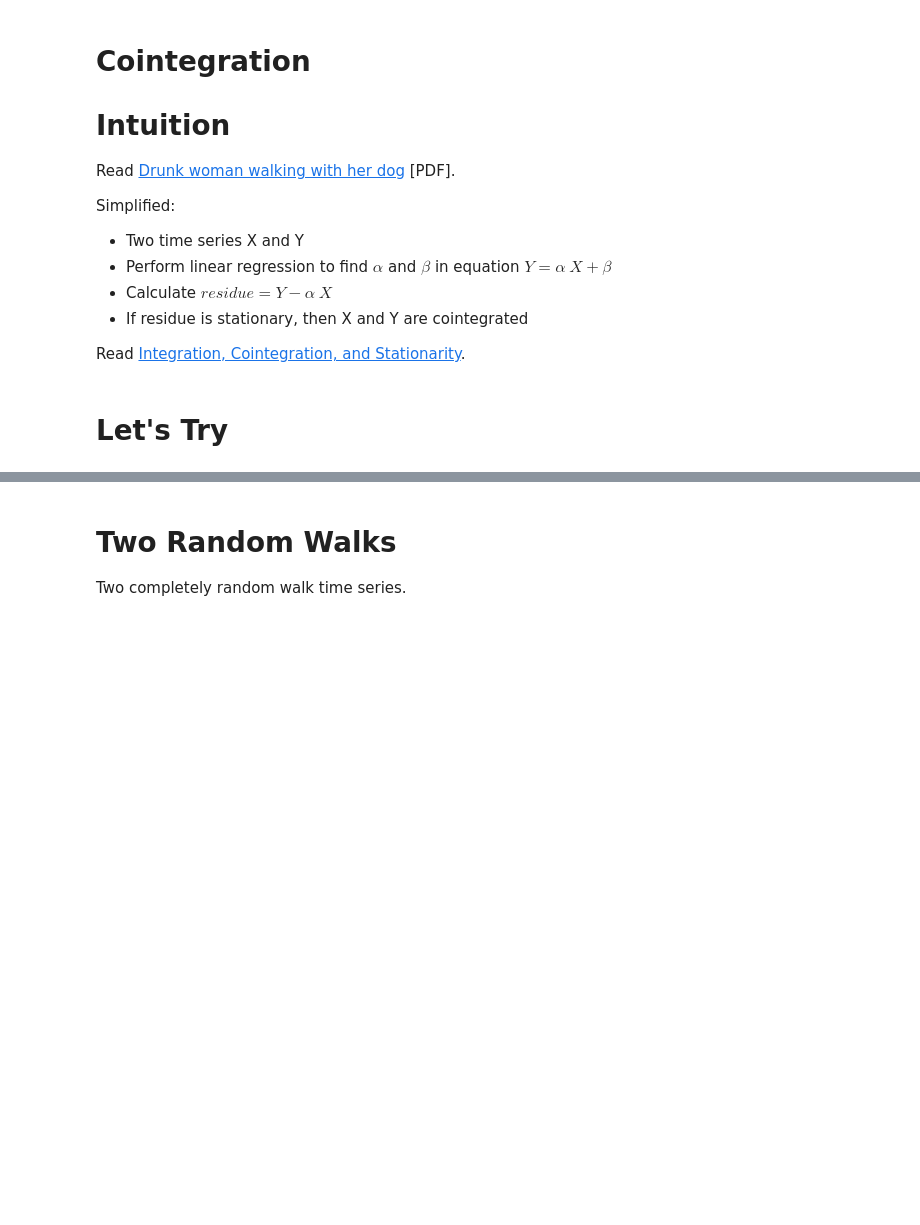
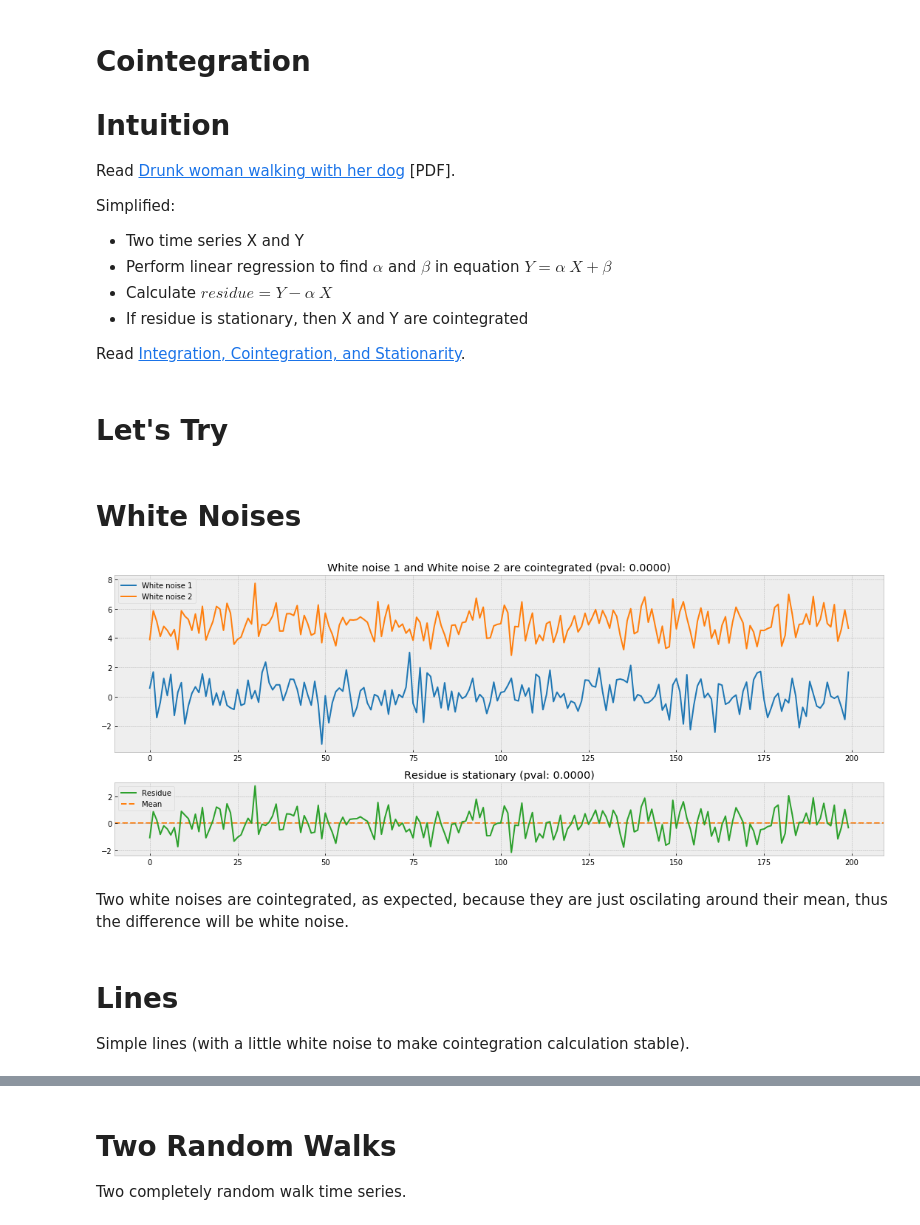
Before and after one commit to bennylp/Study, a Jupyter notebook: Introduction to Time Series Analysis with Python/Cointegration.ipynb, the cells around one changed output, grey strips where cells are left out. Drawn from its saved outputs; the diff is of its cells as text; code cells hidden in the pictures; blank space fills up the shorter version.

```diff
--- a/Introduction to Time Series Analysis with Python/Cointegration.ipynb
+++ b/Introduction to Time Series Analysis with Python/Cointegration.ipynb
@@ -57,3 +59,18 @@ def plotCoint(l1, y1, l2, y2, figsize=(15, 6), style='bmh'):
         rax.legend()
 
         plt.tight_layout()
+# %% [markdown]
+# White Noises
+# %%
+y1 = np.random.normal(scale=1, size=N)
+y2 = 5 + np.random.normal(scale=1, size=N)
+
+plotCoint('White noise 1', y1, 'White noise 2', y2)
+# %% [output]
+[figure, added]
+# %% [markdown]
+Two white noises are cointegrated, as expected, because they are just oscilating around their mean, thus the difference will be white noise.
+# %% [markdown]
+# Lines
+
+Simple lines (with a little white noise to make cointegration calculation stable).
```
Also changed, not shown: parts of 37 cells of this notebook, 1 other file.
